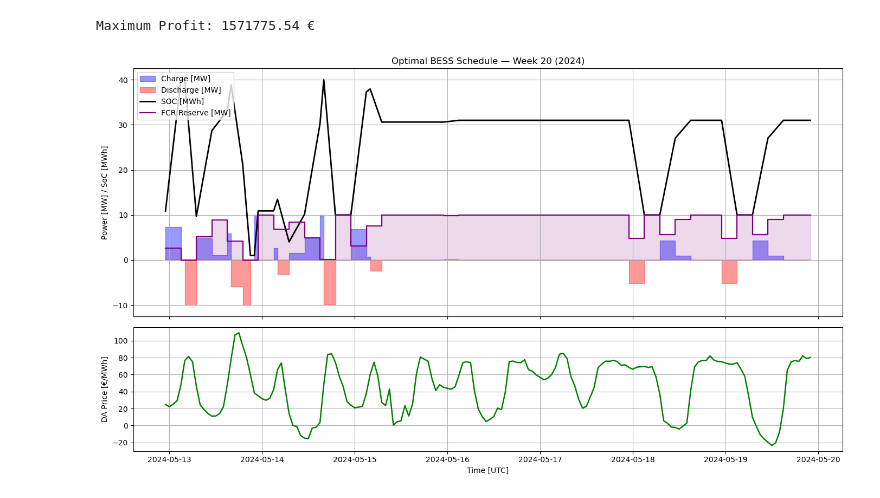
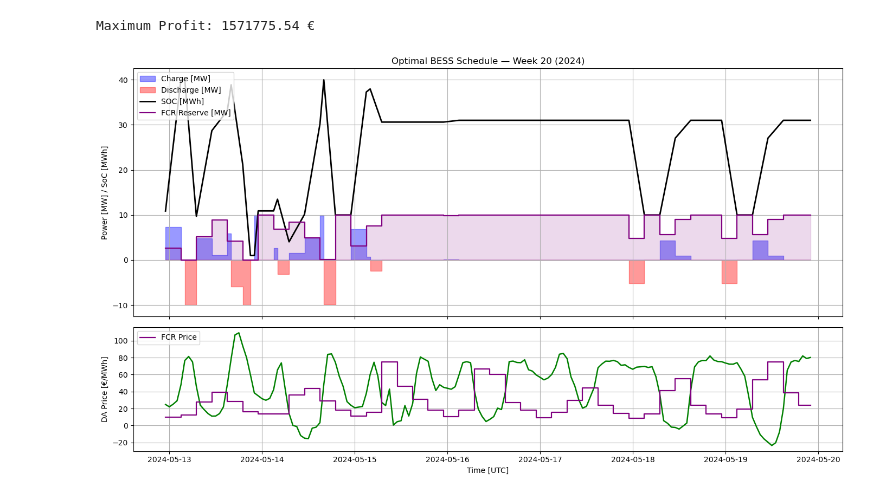
Before and after one commit to epaupe/Energy-Later, a Jupyter notebook: Optimal_Dispatch_Model.ipynb, the cells around one changed output. Cells and saved outputs as stored; diff of their text form; code cells hidden in the pictures.

```diff
--- a/Optimal_Dispatch_Model.ipynb
+++ b/Optimal_Dispatch_Model.ipynb
@@ -249,32 +249,39 @@ time_week = timestamps.iloc[start_idx:end_idx]
 Charge_week = Charge_opt[start_idx:end_idx]
 Discharge_week = Discharge_opt[start_idx:end_idx]
 SOC_week = SOC_opt[start_idx:end_idx]
 Price_week = clearing_price_DAM[start_idx:end_idx]
+
+FCR_price_hourly = np.repeat(clearing_price_FCR, granularity_FCR)
+FCR_price_hourly = FCR_price_hourly[:len(timestamps)]  # align lengths
+FCR_price_week   = FCR_price_hourly[start_idx:end_idx]
+
 
 FCR_hourly    = np.repeat(FCR_block_opt, granularity_FCR)
 FCR_hourly    = FCR_hourly[:len(Charge_opt)]  # align lengths
 FCR_week      = FCR_hourly[start_idx:end_idx]
 
 fig, axs = plt.subplots(2, 1, figsize=(14, 8), sharex=True, gridspec_kw={'height_ratios': [2, 1]})
 
 # --- Plot 1: Battery operation ---
 axs[0].fill_between(time_week, 0, Charge_week, step='post', alpha=0.4, color='blue', label='Charge [MW]')
 axs[0].fill_between(time_week, 0, -Discharge_week, step='post', alpha=0.4, color='red', label='Discharge [MW]')
 axs[0].fill_between(time_week, 0, FCR_week, step='post', alpha=0.15, color='purple')
 axs[0].plot(time_week, SOC_week, color='black', linewidth=2, label='SOC [MWh]')
 axs[0].set_ylabel("Power [MW] / SoC [MWh]")
 axs[0].grid(True)
 axs[0].set_title(f"Optimal BESS Schedule — Week {week_number} ({timestamps.dt.year.iloc[1]})")
 axs[0].step(time_week, FCR_week, where='post', color='purple', linewidth=1.6, label='FCR Reserve [MW]')
 axs[0].legend(loc='upper left')
 
 # --- Plot 2: DA Prices ---
 axs[1].plot(time_week, Price_week, color='green', linewidth=1.8)
 axs[1].set_ylabel("DA Price [€/MWh]")
 axs[1].grid(True)
 axs[1].set_xlabel("Time [UTC]")
-
+axs[1].step(time_week, FCR_price_week, where='post',
+            color='purple', linewidth=1.6, label='FCR Price')
+axs[1].legend(loc='upper left')
 plt.tight_layout()
 plt.show()
 # %% [output]
-[figure, old version]
+[figure, new version]
```
